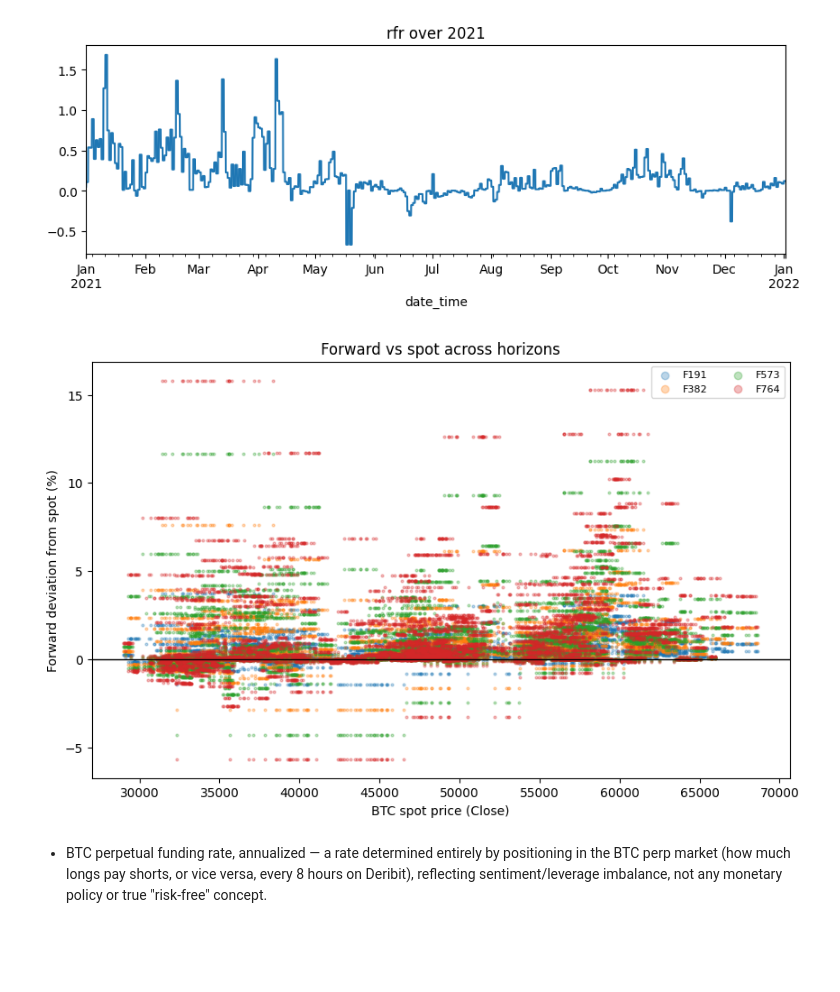
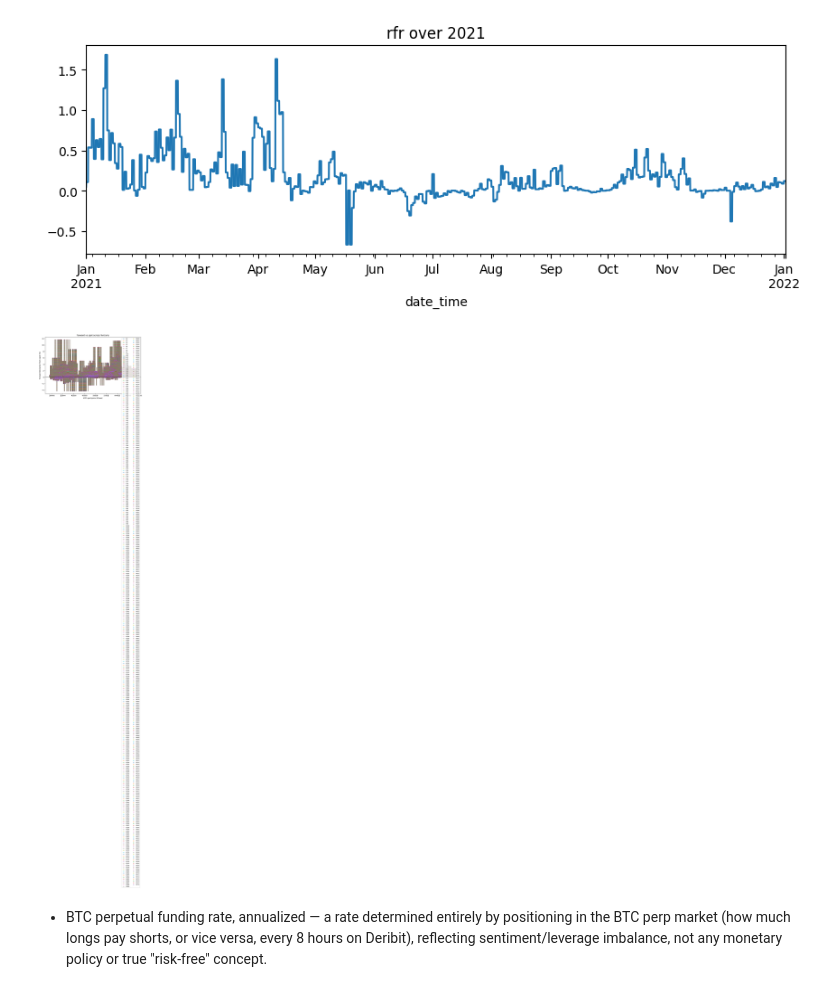
Before and after one commit to Shahahaha11/ModellingAndForecastingVolatility, a Jupyter notebook: DataPrep.ipynb, the cells around one changed output. Saved outputs shown, nothing was run; the diff lists cells and outputs as text; code cells hidden in the pictures; blank space fills up the shorter version.

Commit message:
added dynamic list parsing to the dataprep function

```diff
--- a/DataPrep.ipynb
+++ b/DataPrep.ipynb
@@ -40,7 +41,7 @@ from srcA.ddout import derivative_data, datetime_to_timestamp, timestamp_to_date
 # %%
 
 ### Data Prep
-from srcA.dataPrep import dataprep
+from srcB.dataPrep import dataprep
 d_btc_by_year = {}
 df_by_year = {}
 
@@ -48,7 +49,9 @@ for y in YEARS:
     d_btc = d_btc_raw_by_year[y]
     df    = df_raw_by_year[y]
 
-    prep = dataprep(d_btc=d_btc, df=df)
+    # prep = dataprep(d_btc=d_btc, df=df)
+    # prep = dataprep(d_btc=d_btc, df=df, horizons=[3, 4, 10, 24])
+    prep = dataprep(d_btc=d_btc, df=df, horizons=list(range(2, 577))) # save massive grid.
     d_btc_by_year[y], df_by_year[y] = prep.run_all()
 # %%
 d_btc_by_year[2021].columns
@@ -69,25 +75,27 @@ d_c["rfr"].plot(figsize=(10,3), title="rfr over 2021")
 # %%
 import matplotlib.pyplot as plt
 
 d = d_btc_by_year[y]  # or whichever year/df you're using
 
 # HOURS = [3, 7, 11, 16, 22, 29, 37, 46, 56, 67, 79, 92, 106, 121, 137, 154, 172, 191]
-HOURS = [191, 382, 573, 764]
+# HOURS = [191, 382, 573, 764]
+# HOURS=[3, 4, 10, 24] # only testing
+HOURS = list(range(2, 577))
 
 fig, ax = plt.subplots(figsize=(10, 6))
 
 for H in HOURS:
     pct_dev = (d[f"F{H}"] - d["Close"]) / d["Close"] * 100  # % forward is above/below spot
     ax.scatter(d["Close"], pct_dev, s=4, alpha=0.3, label=f"F{H}")
 
 ax.axhline(0, color="black", linewidth=1)  # 0% = forward equals spot
 ax.set_xlabel("BTC spot price (Close)")
 ax.set_ylabel("Forward deviation from spot (%)")
 ax.set_title("Forward vs spot across horizons")
 ax.legend(markerscale=3, fontsize=8, ncol=2)
 plt.show()
 # %% [output]
-[figure, old version]
+[figure, new version]
 # %%
 import os, sys
 os.makedirs("/Users/shah/CODE_BOOK_4/code_document/REPOSITORIES/data/IS/ready_data", exist_ok = True)
```
Also changed, not shown: parts of 11 cells of this notebook, 12 other files.
